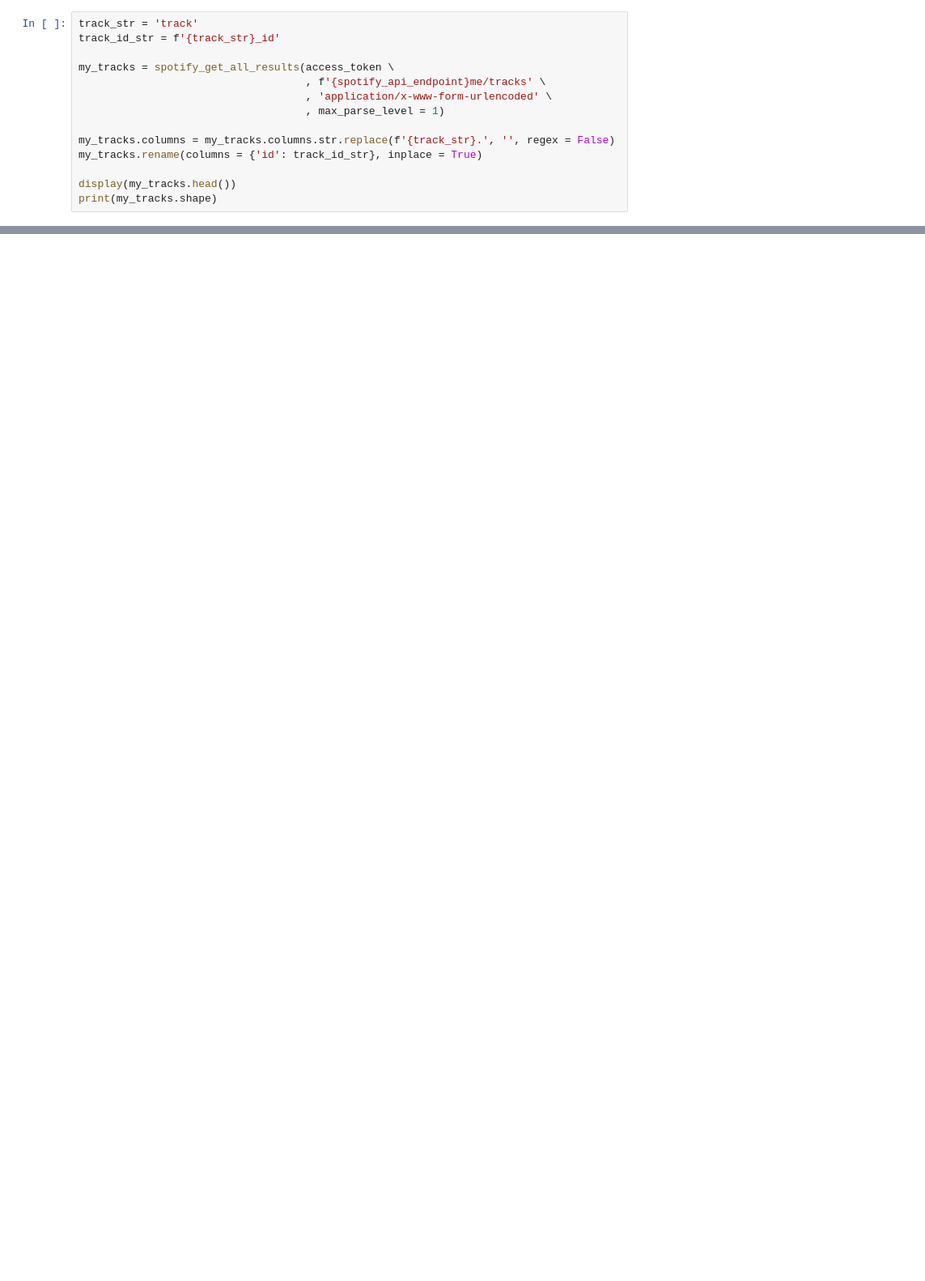
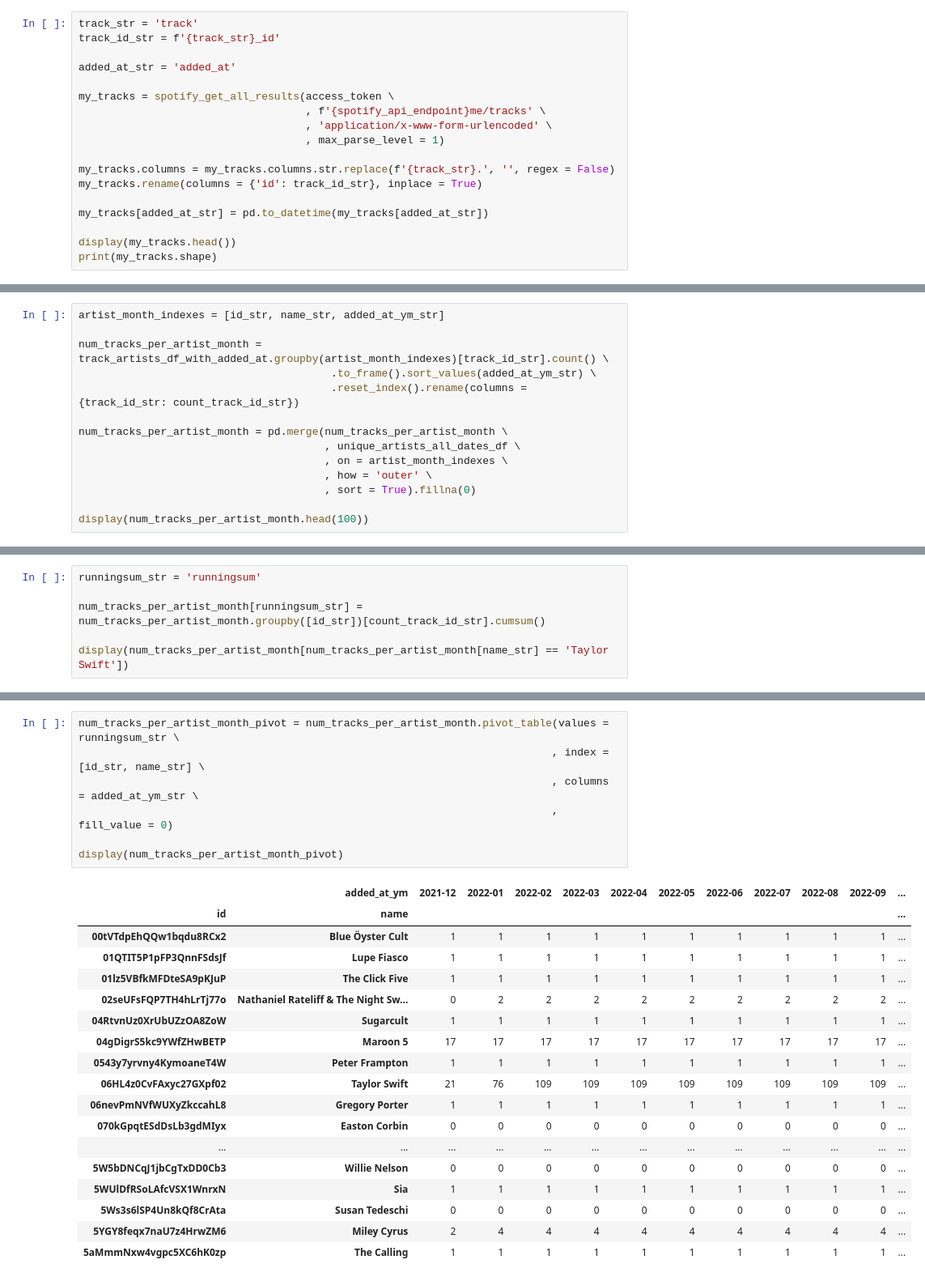
Before and after one commit to steven-rothstein/spotify-data-pull, a Jupyter notebook: spotify_data_pull.ipynb, the cells around one changed output, grey strips where cells are left out. Shown at 81% size. Saved outputs shown, nothing was run; the diff lists cells and outputs as text; blank space fills up the shorter version.

```diff
--- a/spotify_data_pull.ipynb
+++ b/spotify_data_pull.ipynb
@@ -126,6 +129,8 @@ access_token = get_bearer_token_response_json['access_token']
 # %%
 track_str = 'track'
 track_id_str = f'{track_str}_id'
+
+added_at_str = 'added_at'
 
 my_tracks = spotify_get_all_results(access_token \
                                     , f'{spotify_api_endpoint}me/tracks' \
@@ -135,5 +140,7 @@ my_tracks = spotify_get_all_results(access_token \
 my_tracks.columns = my_tracks.columns.str.replace(f'{track_str}.', '', regex = False)
 my_tracks.rename(columns = {'id': track_id_str}, inplace = True)
 
+my_tracks[added_at_str] = pd.to_datetime(my_tracks[added_at_str])
+
 display(my_tracks.head())
 print(my_tracks.shape)
@@ -215,0 +405,14 @@ print(my_top_unfollowed_artists_df.shape)
+# %%
+artist_month_indexes = [id_str, name_str, added_at_ym_str]
+
+num_tracks_per_artist_month = track_artists_df_with_added_at.groupby(artist_month_indexes)[track_id_str].count() \
+                                        .to_frame().sort_values(added_at_ym_str) \
+                                        .reset_index().rename(columns = {track_id_str: count_track_id_str})
+
+num_tracks_per_artist_month = pd.merge(num_tracks_per_artist_month \
+                                       , unique_artists_all_dates_df \
+                                       , on = artist_month_indexes \
+                                       , how = 'outer' \
+                                       , sort = True).fillna(0)
+
+display(num_tracks_per_artist_month.head(100))
@@ -215,0 +437,6 @@ print(my_top_unfollowed_artists_df.shape)
+# %%
+runningsum_str = 'runningsum'
+
+num_tracks_per_artist_month[runningsum_str] = num_tracks_per_artist_month.groupby([id_str])[count_track_id_str].cumsum()
+
+display(num_tracks_per_artist_month[num_tracks_per_artist_month[name_str] == 'Taylor Swift'])
@@ -215,0 +459,26 @@ print(my_top_unfollowed_artists_df.shape)
+# %%
+num_tracks_per_artist_month_pivot = num_tracks_per_artist_month.pivot_table(values = runningsum_str \
+                                                                           , index = [id_str, name_str] \
+                                                                           , columns = added_at_ym_str \
+                                                                           , fill_value = 0)
+
+display(num_tracks_per_artist_month_pivot)
+# %% [output]
+|  | added_at_ym | 2021-12 | 2022-01 | 2022-02 | 2022-03 | 2022-04 | 2022-05 | 2022-06 | 2022-07 | 2022-08 | 2022-09 | ... |
+| id | name |  |  |  |  |  |  |  |  |  |  | ... |
+| 00tVTdpEhQQw1bqdu8RCx2 | Blue Öyster Cult | 1 | 1 | 1 | 1 | 1 | 1 | 1 | 1 | 1 | 1 | ... |
+| 01QTIT5P1pFP3QnnFSdsJf | Lupe Fiasco | 1 | 1 | 1 | 1 | 1 | 1 | 1 | 1 | 1 | 1 | ... |
+| 01lz5VBfkMFDteSA9pKJuP | The Click Five | 1 | 1 | 1 | 1 | 1 | 1 | 1 | 1 | 1 | 1 | ... |
+| 02seUFsFQP7TH4hLrTj77o | Nathaniel Rateliff & The Night Sw... | 0 | 2 | 2 | 2 | 2 | 2 | 2 | 2 | 2 | 2 | ... |
+| 04RtvnUz0XrUbUZzOA8ZoW | Sugarcult | 1 | 1 | 1 | 1 | 1 | 1 | 1 | 1 | 1 | 1 | ... |
+| 04gDigrS5kc9YWfZHwBETP | Maroon 5 | 17 | 17 | 17 | 17 | 17 | 17 | 17 | 17 | 17 | 17 | ... |
+| 0543y7yrvny4KymoaneT4W | Peter Frampton | 1 | 1 | 1 | 1 | 1 | 1 | 1 | 1 | 1 | 1 | ... |
+| 06HL4z0CvFAxyc27GXpf02 | Taylor Swift | 21 | 76 | 109 | 109 | 109 | 109 | 109 | 109 | 109 | 109 | ... |
+| 06nevPmNVfWUXyZkccahL8 | Gregory Porter | 1 | 1 | 1 | 1 | 1 | 1 | 1 | 1 | 1 | 1 | ... |
+| 070kGpqtESdDsLb3gdMIyx | Easton Corbin | 0 | 0 | 0 | 0 | 0 | 0 | 0 | 0 | 0 | 0 | ... |
+| ... | ... | ... | ... | ... | ... | ... | ... | ... | ... | ... | ... | ... |
+| 5W5bDNCqJ1jbCgTxDD0Cb3 | Willie Nelson | 0 | 0 | 0 | 0 | 0 | 0 | 0 | 0 | 0 | 0 | ... |
+| 5WUlDfRSoLAfcVSX1WnrxN | Sia | 1 | 1 | 1 | 1 | 1 | 1 | 1 | 1 | 1 | 1 | ... |
+| 5Ws3s6lSP4Un8kQf8CrAta | Susan Tedeschi | 0 | 0 | 0 | 0 | 0 | 0 | 0 | 0 | 0 | 0 | ... |
+| 5YGY8feqx7naU7z4HrwZM6 | Miley Cyrus | 2 | 4 | 4 | 4 | 4 | 4 | 4 | 4 | 4 | 4 | ... |
+| 5aMmmNxw4vgpc5XC6hK0zp | The Calling | 1 | 1 | 1 | 1 | 1 | 1 | 1 | 1 | 1 | 1 | ... |
```
Also changed, not shown: parts of 17 cells of this notebook, 4 other files.
